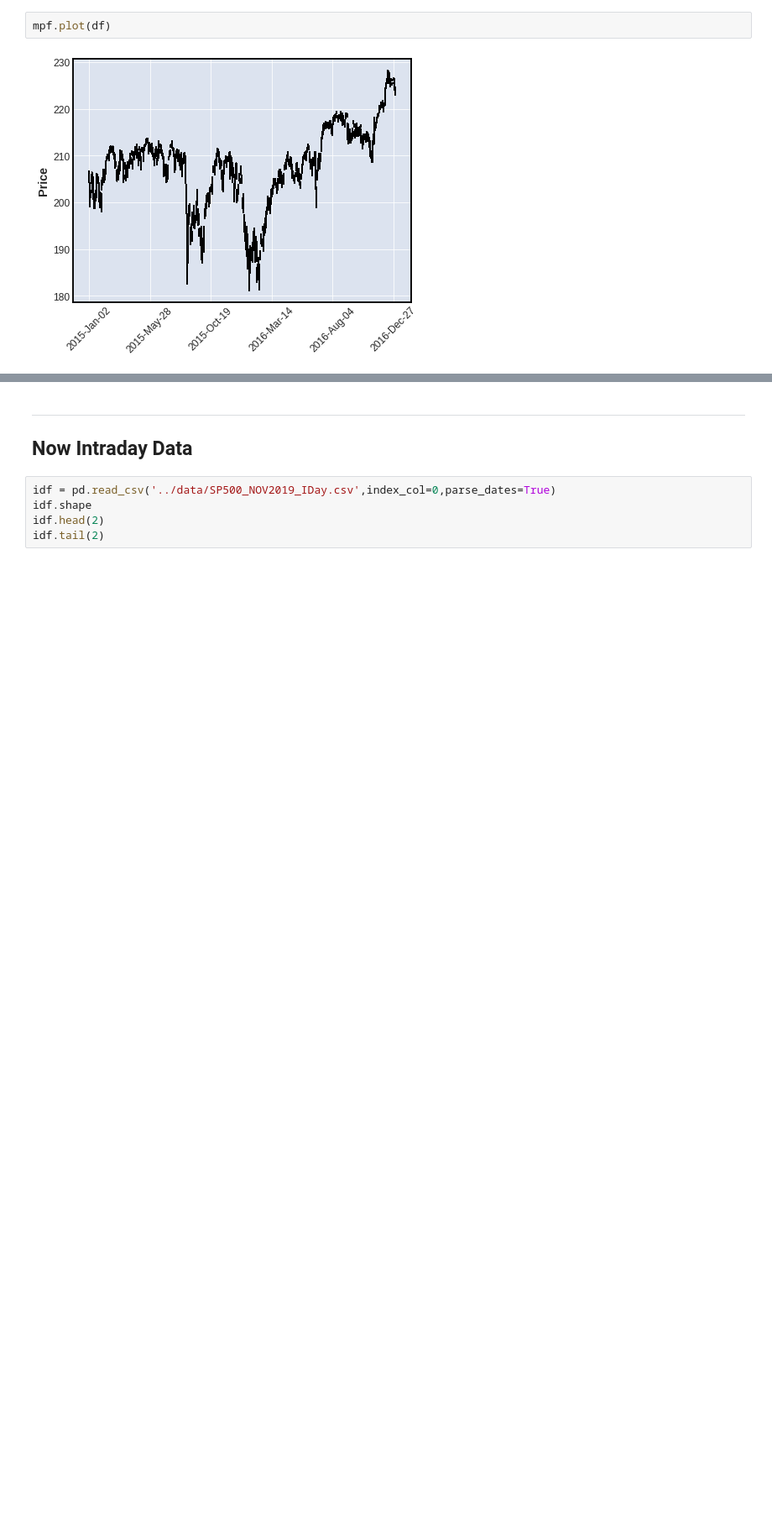
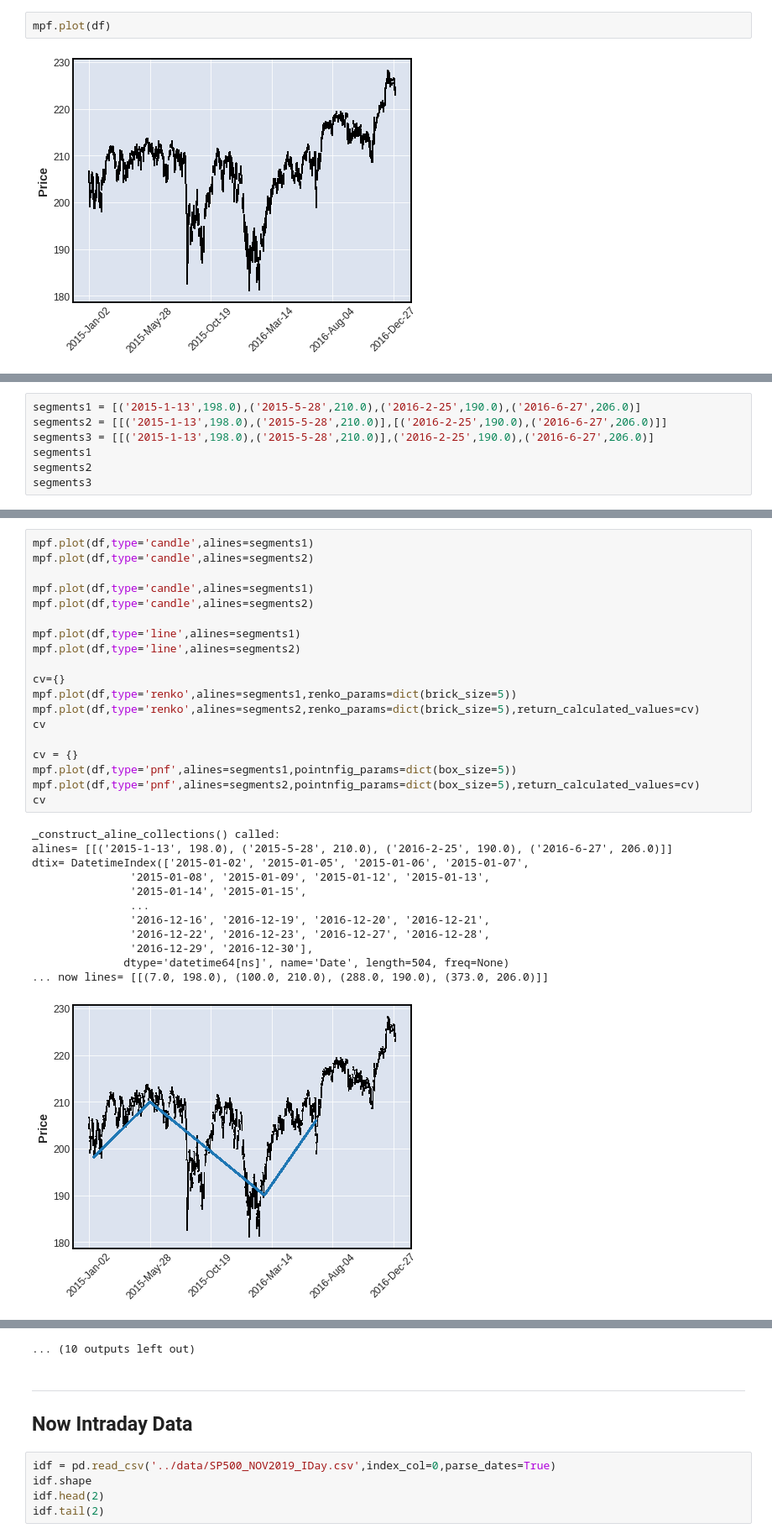
Before and after one commit to matplotlib/mplfinance, a Jupyter notebook: examples/scratch_pad/dev_alines.ipynb, the cells around one changed output, grey strips where cells are left out. Shown at 84% size. Cells and saved outputs as stored; diff of their text form; blank space fills up the shorter version.

Commit message:
finish up dev alines; add work on issue#101 and stackoverflow

```diff
--- a/examples/scratch_pad/dev_alines.ipynb
+++ b/examples/scratch_pad/dev_alines.ipynb
@@ -274,0 +251,7 @@ mpf.plot(df,type='pnf',vlines=['5-27-2015','5-27-2016'],pointnfig_params=dict(at
+# %%
+segments1 = [('2015-1-13',198.0),('2015-5-28',210.0),('2016-2-25',190.0),('2016-6-27',206.0)]
+segments2 = [[('2015-1-13',198.0),('2015-5-28',210.0)],[('2016-2-25',190.0),('2016-6-27',206.0)]]
+segments3 = [[('2015-1-13',198.0),('2015-5-28',210.0)],('2016-2-25',190.0),('2016-6-27',206.0)]
+segments1
+segments2
+segments3
@@ -274,0 +268,32 @@ mpf.plot(df,type='pnf',vlines=['5-27-2015','5-27-2016'],pointnfig_params=dict(at
+# %%
+mpf.plot(df,type='candle',alines=segments1)
+mpf.plot(df,type='candle',alines=segments2)
+
+mpf.plot(df,type='candle',alines=segments1)
+mpf.plot(df,type='candle',alines=segments2)
+
+mpf.plot(df,type='line',alines=segments1)
+mpf.plot(df,type='line',alines=segments2)
+
+cv={}
+mpf.plot(df,type='renko',alines=segments1,renko_params=dict(brick_size=5))
+mpf.plot(df,type='renko',alines=segments2,renko_params=dict(brick_size=5),return_calculated_values=cv)
+cv
+
+cv = {}
+mpf.plot(df,type='pnf',alines=segments1,pointnfig_params=dict(box_size=5))
+mpf.plot(df,type='pnf',alines=segments2,pointnfig_params=dict(box_size=5),return_calculated_values=cv)
+cv
+# %% [output]
+_construct_aline_collections() called:
+alines= [[('2015-1-13', 198.0), ('2015-5-28', 210.0), ('2016-2-25', 190.0), ('2016-6-27', 206.0)]]
+dtix= DatetimeIndex(['2015-01-02', '2015-01-05', '2015-01-06', '2015-01-07',
+               '2015-01-08', '2015-01-09', '2015-01-12', '2015-01-13',
+               '2015-01-14', '2015-01-15',
+               ...
+               '2016-12-16', '2016-12-19', '2016-12-20', '2016-12-21',
+               '2016-12-22', '2016-12-23', '2016-12-27', '2016-12-28',
+               '2016-12-29', '2016-12-30'],
+              dtype='datetime64[ns]', name='Date', length=504, freq=None)
+... now lines= [[(7.0, 198.0), (100.0, 210.0), (288.0, 190.0), (373.0, 206.0)]]
+[figure, added]
@@ -275,3 +360,4 @@ mpf.plot(df,type='pnf',vlines=['5-27-2015','5-27-2016'],pointnfig_params=dict(at
+... (10 outputs left out)
 # %% [markdown]
 ---
 
```
Also changed, not shown: parts of 14 cells of this notebook, 1 other file.
